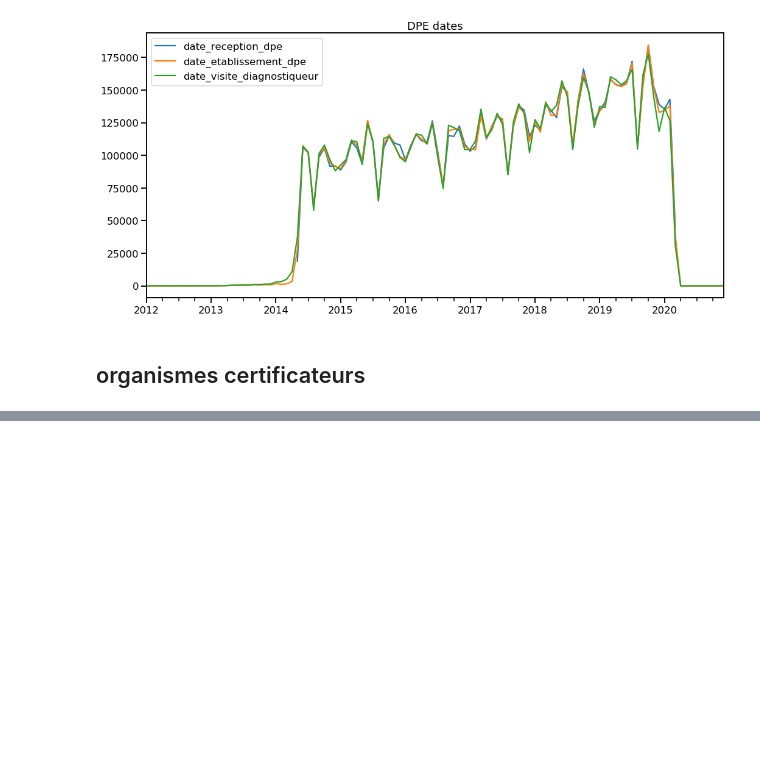
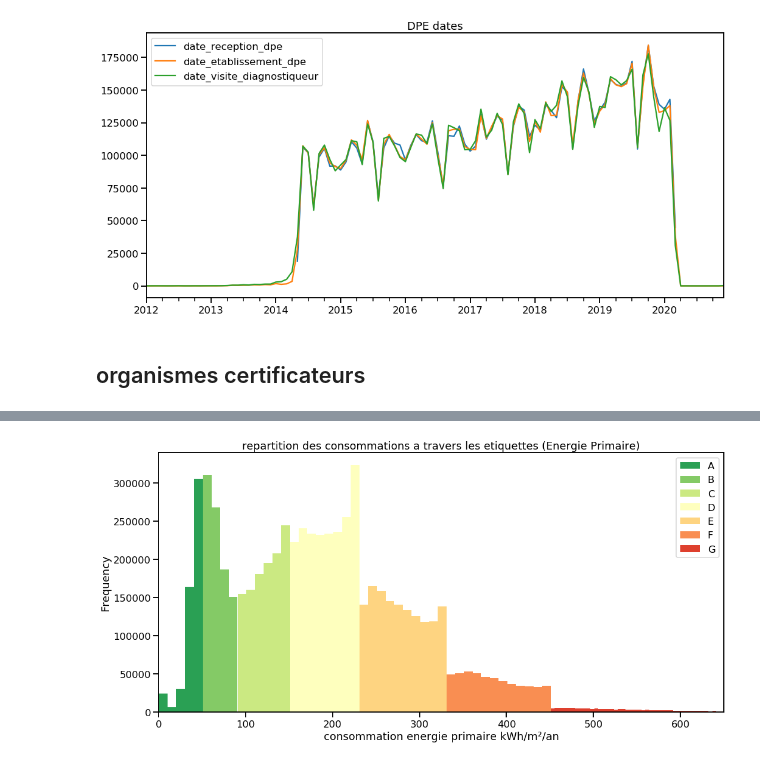
Before and after one commit to etalab/de-dpe-processing, a Jupyter notebook: notebooks/analyses sur la table td001.ipynb, the cells around one changed output, grey strips where cells are left out. Saved outputs shown, nothing was run; the diff lists cells and outputs as text; code cells hidden in the pictures; blank space fills up the shorter version.

```diff
--- a/notebooks/analyses sur la table td001.ipynb
+++ b/notebooks/analyses sur la table td001.ipynb
@@ -104,0 +293,4 @@ dtype: int64
+# %%
+dpe_color_palette=sns.color_palette('RdYlGn',7)
+dpe_color_palette.reverse()
+dpe_color_palette.append((0.9,0.9,0.9))
@@ -104,0 +330,24 @@ dtype: int64
+# %%
+is_valid=dpe_table_glob.indic_valide=='valide'
+is_coherent=(dpe_table_glob.indic_incoherence_ges=='coherent')&(dpe_table_glob.indic_incoherence_conso=='coherent')
+
+
+data_plot = dpe_table_glob.loc[(is_valid)&(is_coherent)].dropna(axis=0,subset=['consommation_energie','periode_construction_reglementaire'],how='any')
+# %%
+ax = None
+for i,classe in enumerate(classe_dpe_valides):
+    sel=data_plot.loc[data_plot.classe_consommation_energie==classe]
+
+    inter=intervalle_classe_energie[classe]
+    nbins = int(np.round((inter[1]-inter[0])/10))
+    if ax is None:
+        ax=sel.consommation_energie.plot.hist(color=dpe_color_palette[i],figsize=(17,8),bins=nbins)
+        ax.set_title('repartition des consommations a travers les etiquettes (Energie Primaire)')
+        ax.set_xlabel('consommation energie primaire kWh/m²/an')
+        ax.set_xlim(0,650)
+    else:
+        sel.consommation_energie.plot.hist(color=dpe_color_palette[i],ax=ax,bins=nbins)
+plt.legend(classe_dpe_valides)
+plt.savefig(str(plot_dir/'etiquettes_vs_conso.png'),bbox_inches='tight')
+# %% [output]
+[figure, added]
```
Also changed, not shown: parts of 42 cells of this notebook, 1 other file.
